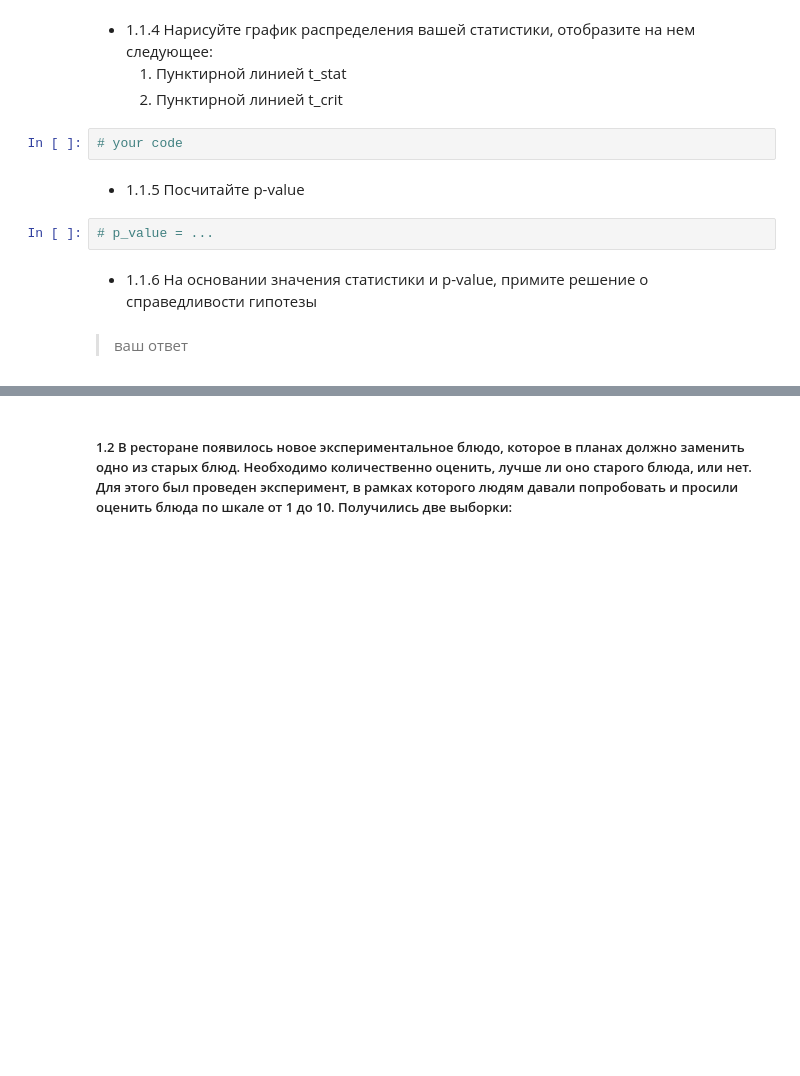
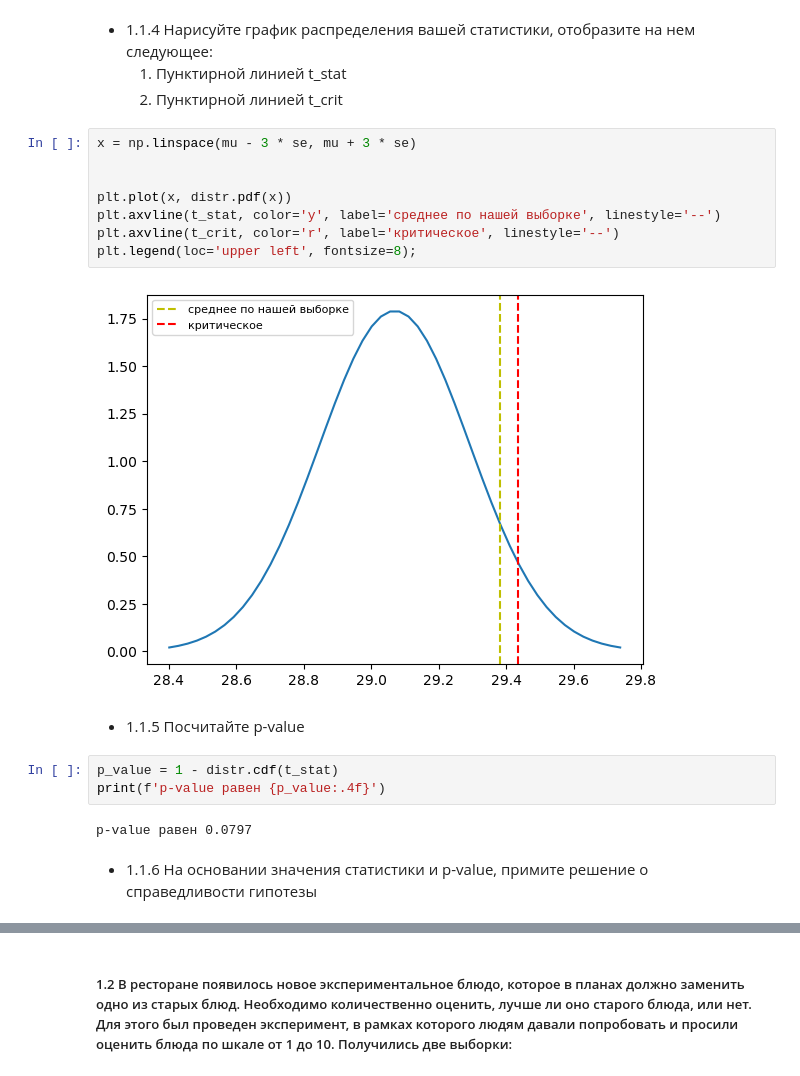
Before and after one commit to S2pacAV/04-01-task, a Jupyter notebook: 04-03-task.ipynb, the cells around one changed output, grey strips where cells are left out. Saved outputs shown, nothing was run; the diff lists cells and outputs as text; blank space fills up the shorter version.

```diff
--- a/04-03-task.ipynb
+++ b/04-03-task.ipynb
@@ -71,13 +102,22 @@ arr = np.array(
 * 1.1.4 Нарисуйте график распределения вашей статистики, отобразите на нем следующее:
     1. Пунктирной линией t_stat
     2. Пунктирной линией t_crit
-# %%
-# your code
+# %%
+x = np.linspace(mu - 3 * se, mu + 3 * se)
+
+
+plt.plot(x, distr.pdf(x))
+plt.axvline(t_stat, color='y', label='среднее по нашей выборке', linestyle='--')
+plt.axvline(t_crit, color='r', label='критическое', linestyle='--')
+plt.legend(loc='upper left', fontsize=8);
+# %% [output]
+[figure, added]
 # %% [markdown]
 * 1.1.5 Посчитайте p-value
-# %%
-# p_value = ...
+# %%
+p_value = 1 - distr.cdf(t_stat)
+print(f'p-value равен {p_value:.4f}')
+# %% [output]
+p-value равен 0.0797
 # %% [markdown]
 * 1.1.6 На основании значения статистики и p-value, примите решение о справедливости гипотезы
-# %% [markdown]
-> ваш ответ
```
Also changed, not shown: parts of 12 cells of this notebook, 2 other files.
